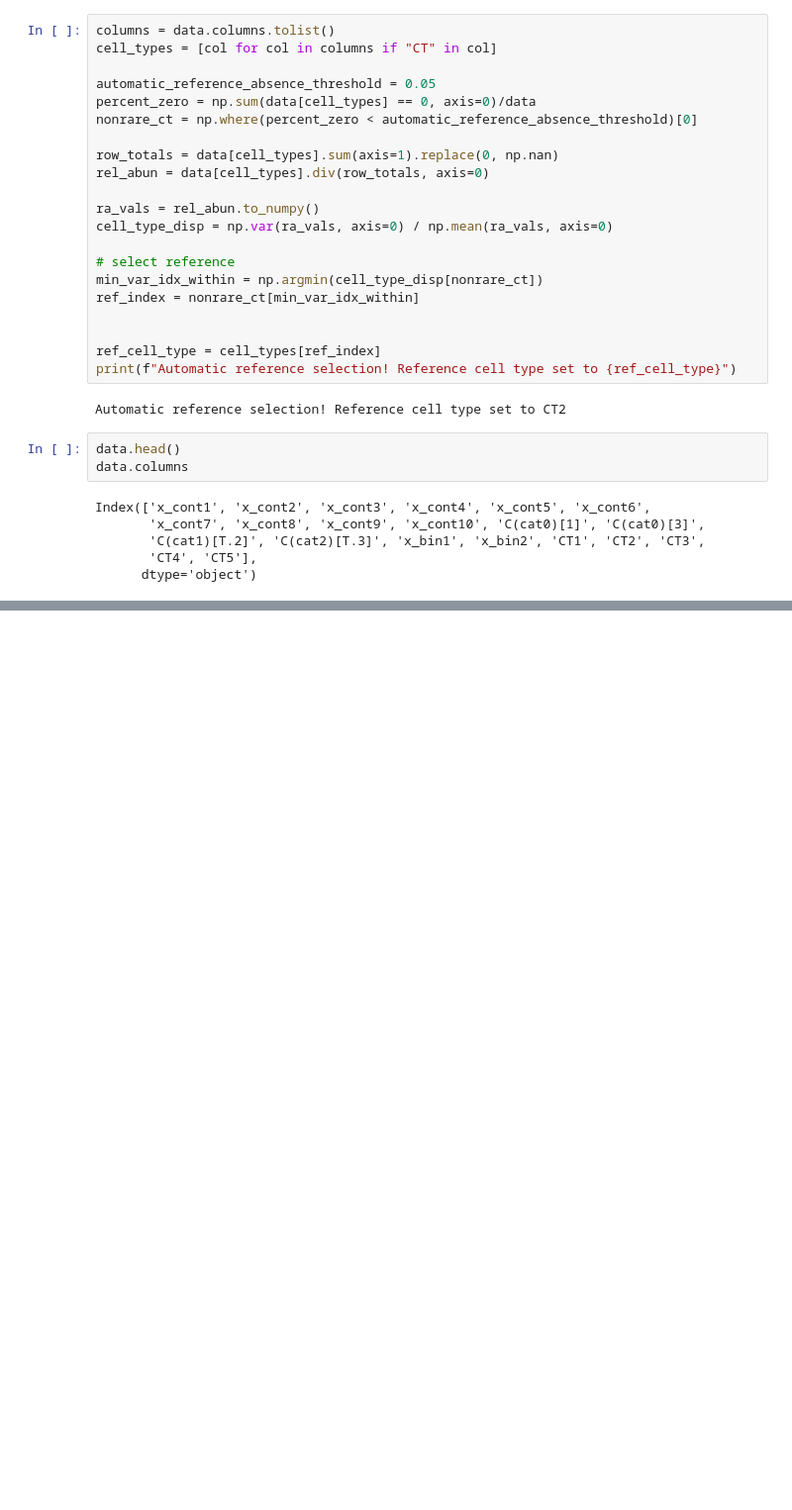
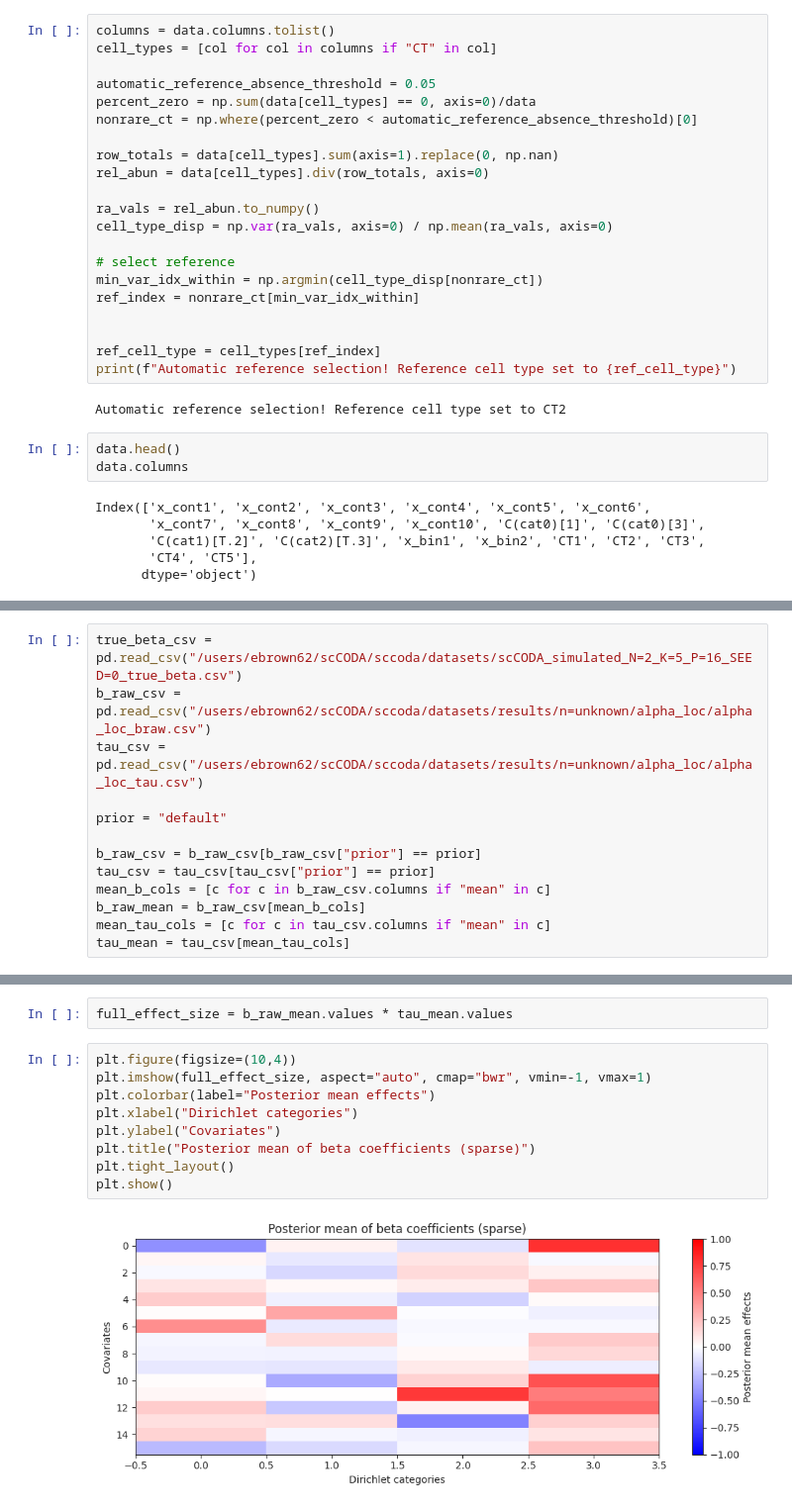
Before and after one commit to ericab322/scCODA, a Jupyter notebook: sccoda/datasets/test.ipynb, the cells around one changed output, grey strips where cells are left out. Shown at 99% size. Drawn from its saved outputs; the diff is of its cells as text; blank space fills up the shorter version.

Commit message:
heatmaps script

```diff
--- a/sccoda/datasets/test.ipynb
+++ b/sccoda/datasets/test.ipynb
@@ -243,3 +226,16 @@ CT1                 -5.568         0.000004
 
 [80 rows x 3 columns]
 None
+# %%
+true_beta_csv = pd.read_csv("/users/ebrown62/scCODA/sccoda/datasets/scCODA_simulated_N=2_K=5_P=16_SEED=0_true_beta.csv")
+b_raw_csv =  pd.read_csv("/users/ebrown62/scCODA/sccoda/datasets/results/n=unknown/alpha_loc/alpha_loc_braw.csv")
+tau_csv = pd.read_csv("/users/ebrown62/scCODA/sccoda/datasets/results/n=unknown/alpha_loc/alpha_loc_tau.csv")
+
+prior = "default"
+
+b_raw_csv = b_raw_csv[b_raw_csv["prior"] == prior]
+tau_csv = tau_csv[tau_csv["prior"] == prior]
+mean_b_cols = [c for c in b_raw_csv.columns if "mean" in c]
+b_raw_mean = b_raw_csv[mean_b_cols]
+mean_tau_cols = [c for c in tau_csv.columns if "mean" in c]
+tau_mean = tau_csv[mean_tau_cols]
@@ -245,0 +262,13 @@ None
+# %%
+full_effect_size = b_raw_mean.values * tau_mean.values
+# %%
+plt.figure(figsize=(10,4))
+plt.imshow(full_effect_size, aspect="auto", cmap="bwr", vmin=-1, vmax=1)
+plt.colorbar(label="Posterior mean effects")
+plt.xlabel("Dirichlet categories")
+plt.ylabel("Covariates")
+plt.title("Posterior mean of beta coefficients (sparse)")
+plt.tight_layout()
+plt.show()
+# %% [output]
+[figure, added]
```
Also changed, not shown: parts of 6 cells of this notebook, 2 other files.
